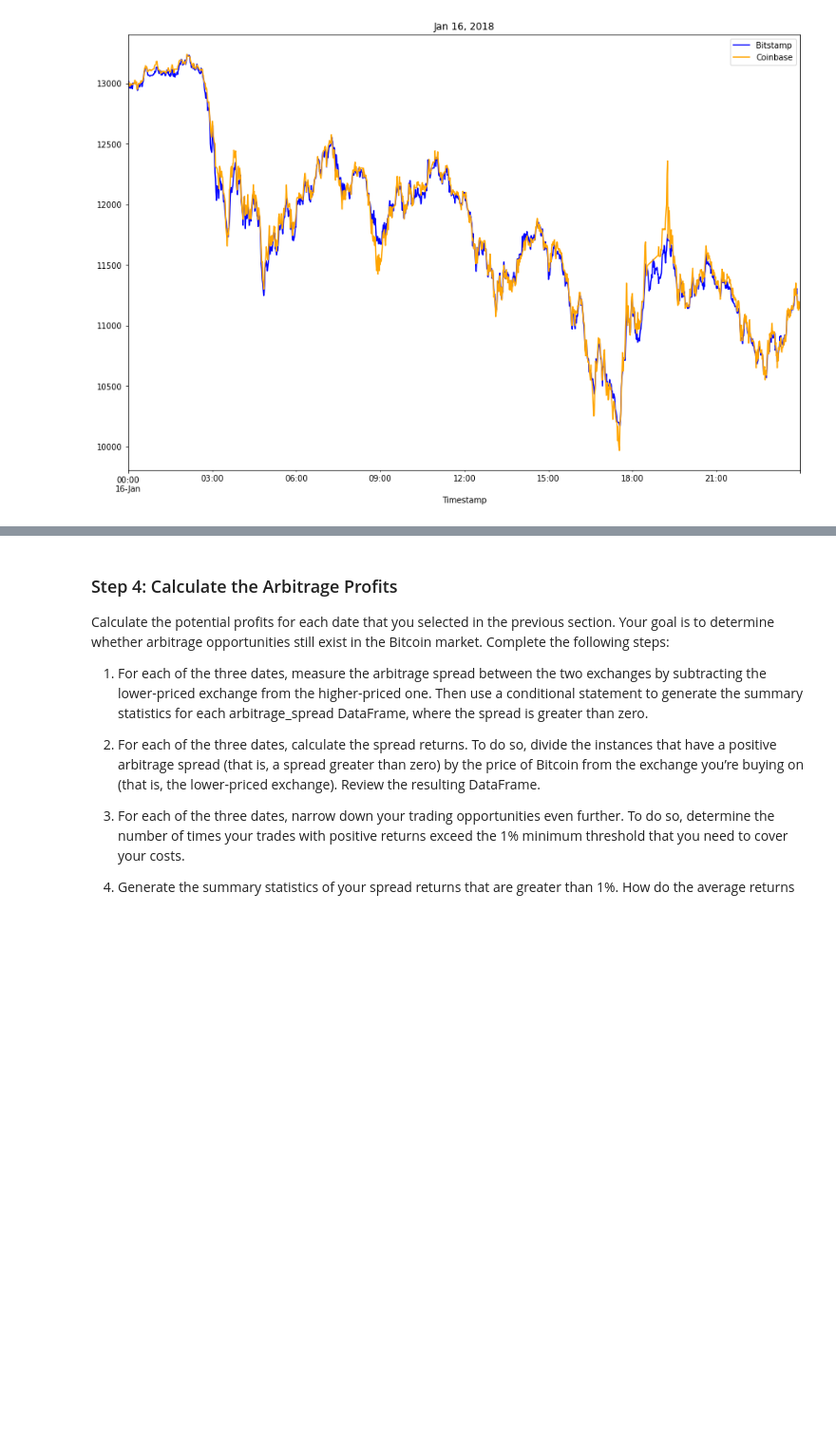
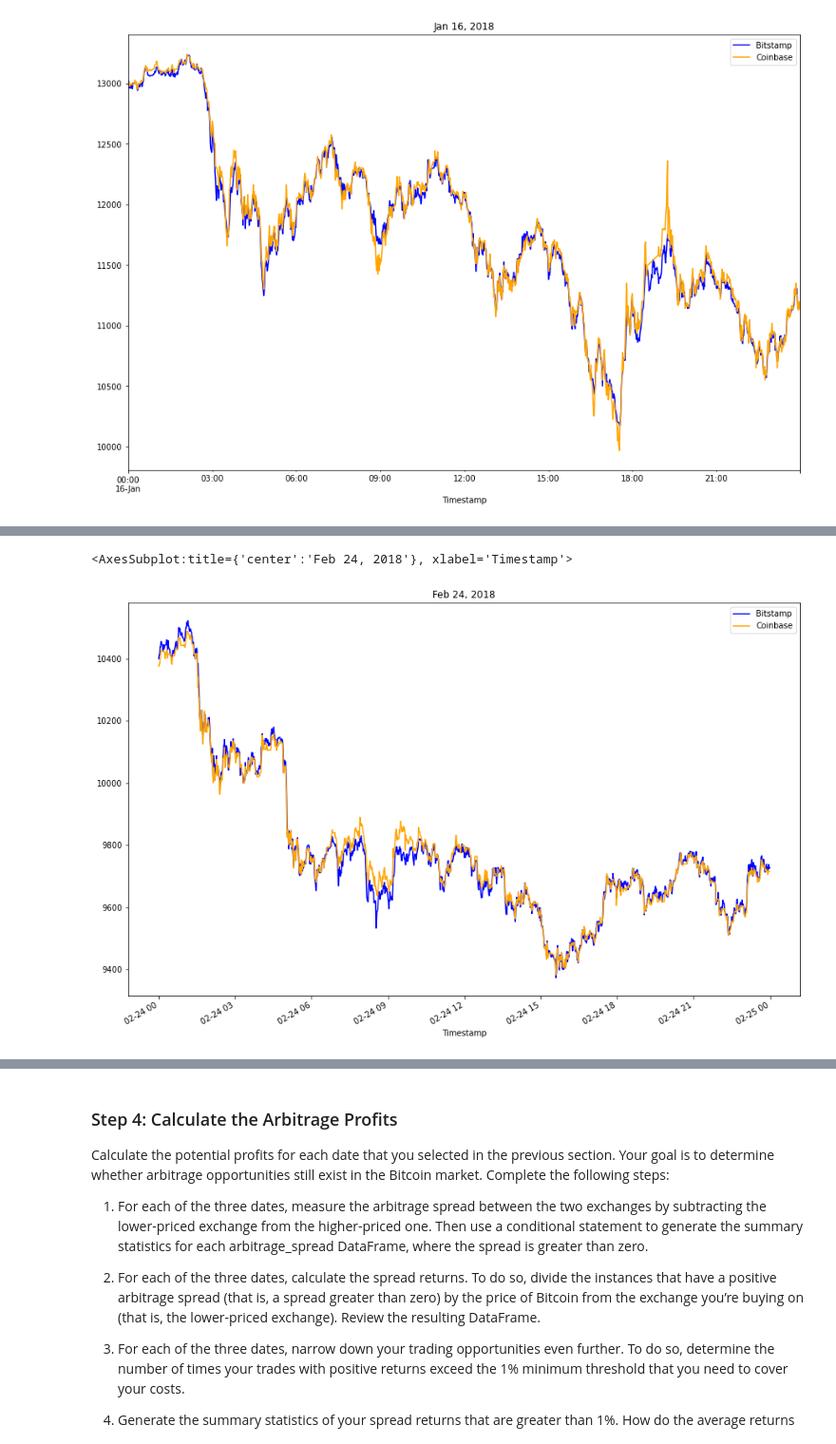
Before and after one commit to galiyaKhusniyarova/Module3Challenge, a Jupyter notebook: crypto_arbitrage.ipynb, the cells around one changed output, grey strips where cells are left out. Shown: that part at 95% size. Drawn from its saved outputs; the diff is of its cells as text; code cells hidden in the pictures; blank space fills up the shorter version.

```diff
--- a/crypto_arbitrage.ipynb
+++ b/crypto_arbitrage.ipynb
@@ -304,7 +317,11 @@ arbitrage_spread_early = # YOUR CODE HERE
 # %%
 # Create an overlay plot that visualizes the two dataframes over a period of one day from the middle of the dataset.
 # Be sure that the plots include the parameters `legend`, `figsize`, `title`, `color` and `label`
-# YOUR CODE HERE
+bitstamp_sliced.loc["2018-02-24"].plot(legend=True, figsize=(15, 10), title="Feb 24, 2018", color="blue", label="Bitstamp")
+coinbase_sliced.loc["2018-02-24"].plot(legend=True, figsize=(15, 10), color="orange", label="Coinbase")
+# %% [output]
+<AxesSubplot:title={'center':'Feb 24, 2018'}, xlabel='Timestamp'>
+[figure, added]
 # %%
 # Using the date in the middle that you have selected, calculate the arbitrage spread
 # by subtracting the bitstamp lower closing prices from the coinbase higher closing prices
```
Also changed, not shown: parts of 7 cells of this notebook.
